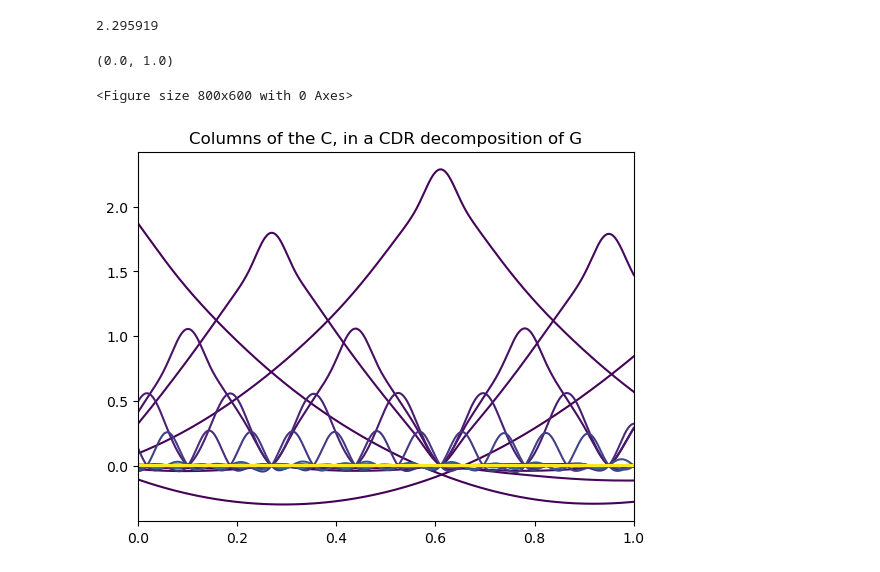
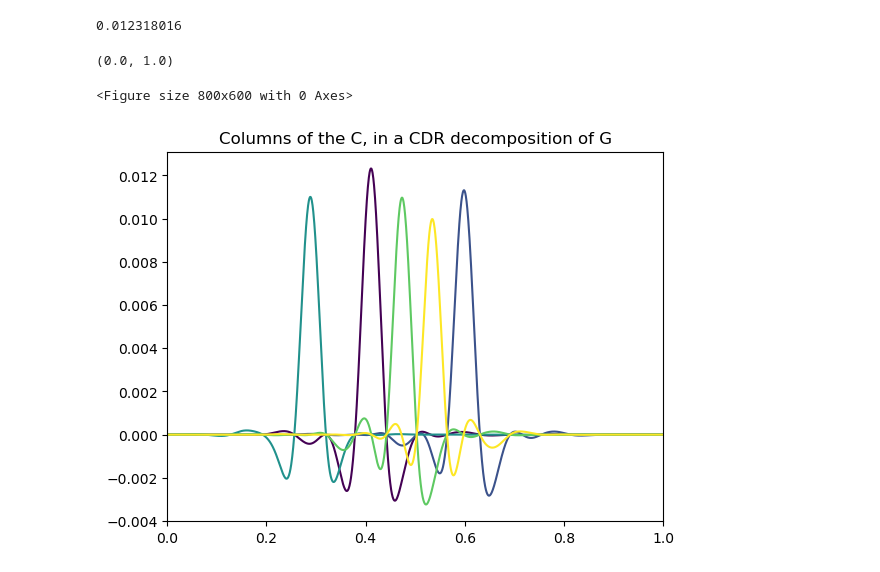
Before and after one commit to hsharsh/chebgreen, a Jupyter notebook: main/greenchebpy.ipynb, the cells around one changed output. Saved outputs shown, nothing was run; the diff lists cells and outputs as text; code cells hidden in the pictures.

```diff
--- a/main/greenchebpy.ipynb
+++ b/main/greenchebpy.ipynb
@@ -11,11 +8,11 @@ env: TF_CPP_MIN_LOG_LEVEL=2
 # %%
 model = GreenNN()
 dimension = 1
-domain = [-1,1,-1,1]
+domain = [0,1,0,1]
 layerConfig = [50,50,50,50]
 activation = 'rational'
-homogeneousBC = False
-loadPath = 'savedModels/frac'
+homogeneousBC = True
+loadPath = 'savedModels/laplace'
 model.build(dimension, domain, layerConfig, activation, homogeneousBC, loadPath)
 # %%
 %%time
@@ -36,16 +30,16 @@ vertical scale = 2.295919
 # %%
-i = slice(0,-1)
+i = slice(15,20)
 fig = plt.figure(figsize = (8,6))
 g.cols[:,i].plot()
 print(np.max(g.cols[:,i].vscale))
 plt.title(f'Columns of the C, in a CDR decomposition of G')
 plt.xlim([0,1])
 # fig.savefig(f'Laplace-first.png', dpi = fig.dpi)
 # %% [output]
-2.295919
+0.012318016
 (0.0, 1.0)
 <Figure size 800x600 with 0 Axes>
-[figure, old version]
+[figure, new version]
 # %%
 %%time
 u,s,v = g.svd()
```
Also changed, not shown: parts of 10 cells of this notebook, 24 other files.
